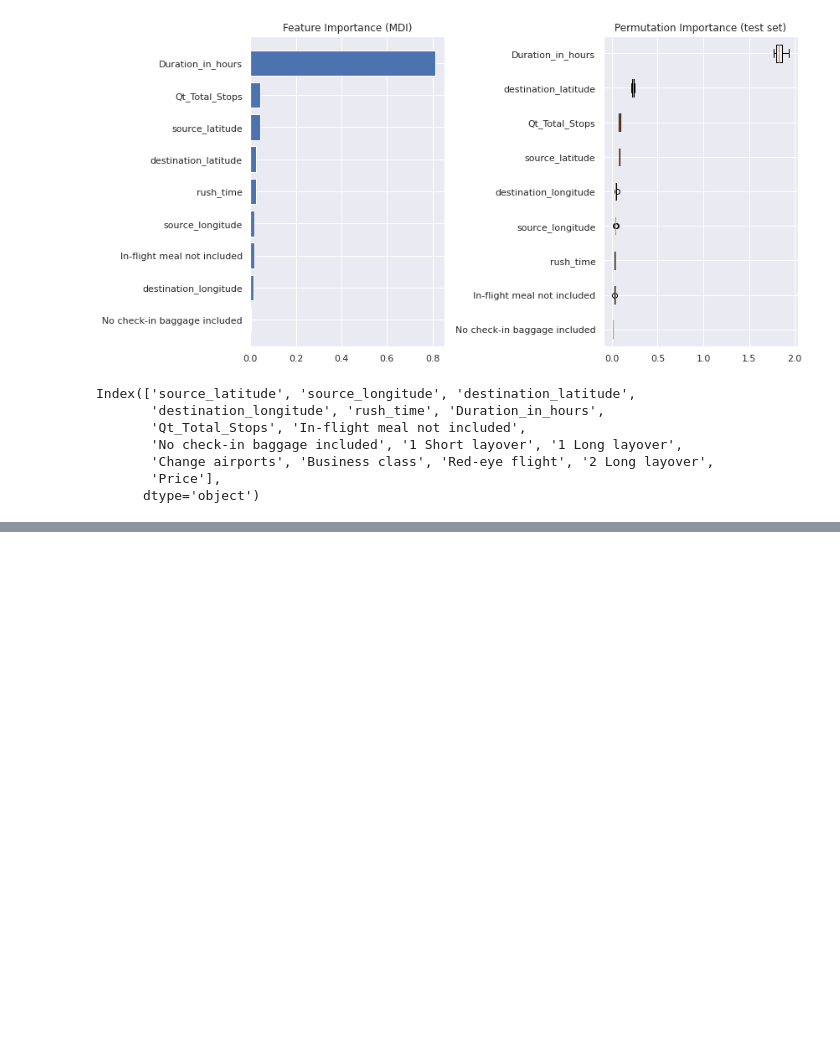
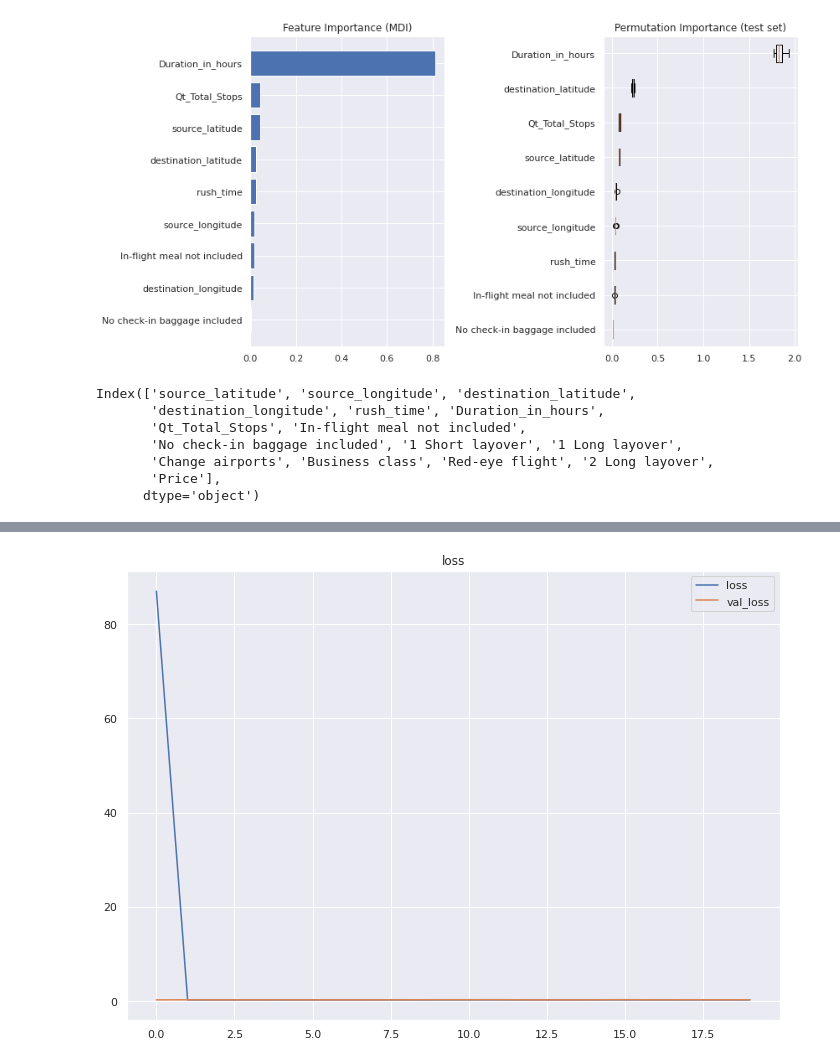
Before and after one commit to HedersonSantos/PredictFligthTicket, a Jupyter notebook: predicao.ipynb, the cells around one changed output, grey strips where cells are left out. Cells and saved outputs as stored; diff of their text form; code cells hidden in the pictures; blank space fills up the shorter version.

```diff
--- a/predicao.ipynb
+++ b/predicao.ipynb
@@ -158,7 +183,7 @@ from tensorflow import keras
 input_shape = [X_train.shape[1]]
 
 model = tf.keras.Sequential()
-model.add(keras.layers.Dense(10, input_shape = input_shape, activation = 'relu'))
+model.add(keras.layers.Dense(20, input_shape = input_shape, activation = 'relu'))
 model.add(keras.layers.Dropout(.4))
 model.add(keras.layers.Dense(20, activation = 'relu'))
 model.add(keras.layers.Dropout(.4))
@@ -185,13 +210,13 @@ Trainable params: 341
 Non-trainable params: 0
 _________________________________________________________________
 # %%
-model.compile(optimizer=keras.optimizers.SGD(0.1),
+model.compile(optimizer=keras.optimizers.SGD(0.15),
               loss='mse', metrics=['mae',keras.metrics.RootMeanSquaredError()])
 
 history = model.fit(
     X_train, y_train,
     batch_size=8,
-    epochs=150,
+    epochs=20,
     verbose=1,
     validation_data=(X_val, y_val),
 )
@@ -215,0 +241,5 @@ Epoch 12/150
+# %%
+hist = pd.DataFrame(history.history)[['loss','val_loss']].plot(title='loss')
+plt.show()
+# %% [output]
+[figure, added]
```
Also changed, not shown: parts of 8 cells of this notebook.
